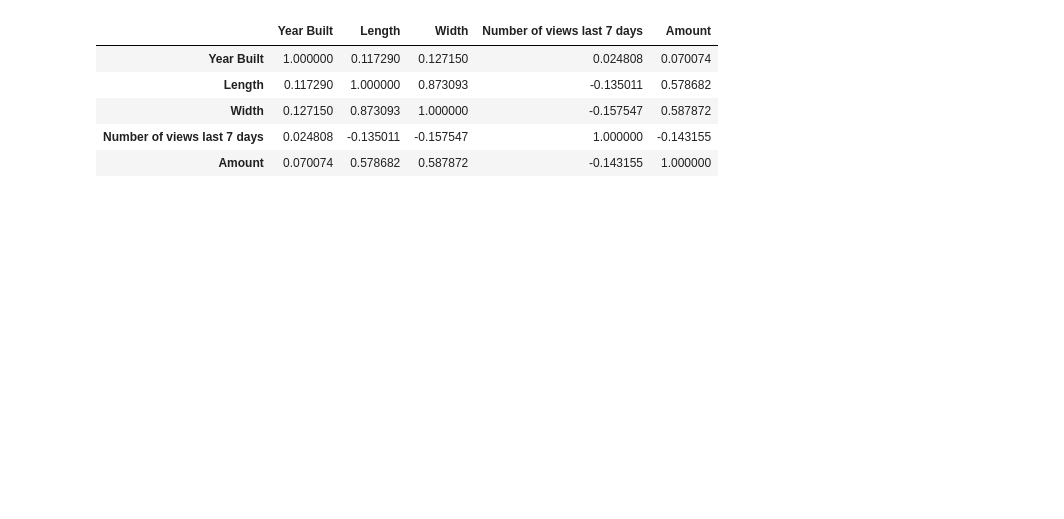
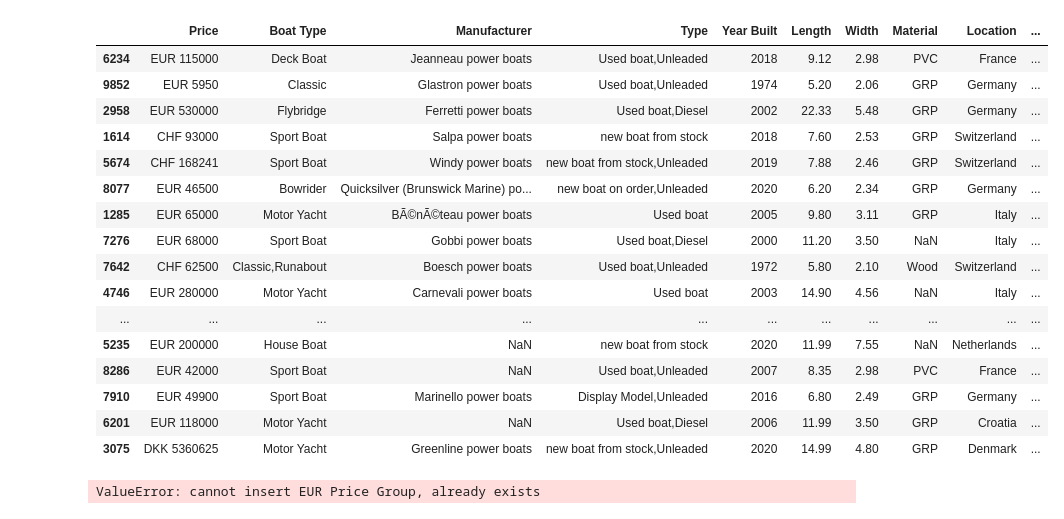
Before and after one commit to Estorko/Data-Analysis-Certification-Case-study-, a Jupyter notebook: DataCampCerf/DataCampCertf.ipynb, the cells around one changed output. Cells and saved outputs as stored; diff of their text form; code cells hidden in the pictures; blank space fills up the shorter version.

```diff
--- a/DataCampCerf/DataCampCertf.ipynb
+++ b/DataCampCerf/DataCampCertf.ipynb
@@ -7,24 +7,35 @@ df.dropna()
 # %%
 # df.corr()
 # Price conversion --> to EUR
 # 1 CHF (Schweize Franken) = 1,02 EUR
 # 1 Â£ = 1.15 EUR
 # 1 DKK (Dänische Krone)= 0.13 EUR
 
 # Split Currency and Amount from each other
 df['Currency']=df['Price'].str[:3]
 df['Amount']=df['Price'].str[4:10].str.strip().astype(int)
 # Convert to EUR
 cur_dict={
-    'CHF':1.02,'Â£':1.15, 'DKK':0.13,'EUR':1
+    'CHF':1.02,'Â£ ':1.15, 'DKK':0.13,'EUR':1
 }
 df.replace({'Currency':cur_dict},inplace=True)
 df['Price_EUR']=df['Currency']*df['Amount']
-df.head()
+df.sample(20)
 # %% [output]
-|  | Year Built | Length | Width | Number of views last 7 days | Amount |
-| Year Built | 1.000000 | 0.117290 | 0.127150 | 0.024808 | 0.070074 |
-| Length | 0.117290 | 1.000000 | 0.873093 | -0.135011 | 0.578682 |
-| Width | 0.127150 | 0.873093 | 1.000000 | -0.157547 | 0.587872 |
-| Number of views last 7 days | 0.024808 | -0.135011 | -0.157547 | 1.000000 | -0.143155 |
-| Amount | 0.070074 | 0.578682 | 0.587872 | -0.143155 | 1.000000 |
+|  | Price | Boat Type | Manufacturer | Type | Year Built | Length | Width | Material | Location | ... |
+| 6234 | EUR 115000 | Deck Boat | Jeanneau power boats | Used boat,Unleaded | 2018 | 9.12 | 2.98 | PVC | France | ... |
+| 9852 | EUR 5950 | Classic | Glastron power boats | Used boat,Unleaded | 1974 | 5.20 | 2.06 | GRP | Germany | ... |
+| 2958 | EUR 530000 | Flybridge | Ferretti power boats | Used boat,Diesel | 2002 | 22.33 | 5.48 | GRP | Germany | ... |
+| 1614 | CHF 93000 | Sport Boat | Salpa power boats | new boat from stock | 2018 | 7.60 | 2.53 | GRP | Switzerland | ... |
+| 5674 | CHF 168241 | Sport Boat | Windy power boats | new boat from stock,Unleaded | 2019 | 7.88 | 2.46 | GRP | Switzerland | ... |
+| 8077 | EUR 46500 | Bowrider | Quicksilver (Brunswick Marine) po... | new boat on order,Unleaded | 2020 | 6.20 | 2.34 | GRP | Germany | ... |
+| 1285 | EUR 65000 | Motor Yacht | BÃ©nÃ©teau power boats | Used boat | 2005 | 9.80 | 3.11 | GRP | Italy | ... |
+| 7276 | EUR 68000 | Sport Boat | Gobbi power boats | Used boat,Diesel | 2000 | 11.20 | 3.50 | NaN | Italy | ... |
+| 7642 | CHF 62500 | Classic,Runabout | Boesch power boats | Used boat,Unleaded | 1972 | 5.80 | 2.10 | Wood | Switzerland | ... |
+| 4746 | EUR 280000 | Motor Yacht | Carnevali power boats | Used boat | 2003 | 14.90 | 4.56 | NaN | Italy | ... |
+| ... | ... | ... | ... | ... | ... | ... | ... | ... | ... | ... |
+| 5235 | EUR 200000 | House Boat | NaN | new boat from stock | 2020 | 11.99 | 7.55 | NaN | Netherlands | ... |
+| 8286 | EUR 42000 | Sport Boat | NaN | Used boat,Unleaded | 2007 | 8.35 | 2.98 | PVC | France | ... |
+| 7910 | EUR 49900 | Sport Boat | Marinello power boats | Display Model,Unleaded | 2016 | 6.80 | 2.49 | GRP | Germany | ... |
+| 6201 | EUR 118000 | Motor Yacht | NaN | Used boat,Diesel | 2006 | 11.99 | 3.50 | GRP | Croatia | ... |
+| 3075 | DKK 5360625 | Motor Yacht | Greenline power boats | new boat from stock,Unleaded | 2020 | 14.99 | 4.80 | GRP | Denmark | ... |
@@ -32,0 +42,13 @@ df.head()
+# %%
+# Categorize Prices
+df['Price_EUR'].describe()
+# 25th percentile 40,000 EUR
+# 50th percentile 87,720 EUR --> median
+# 75th percentile 199,937 EUR
+# max= 1,144,250
+# Categories= Under 45K (0-45K) / Cheap (45K-160K) / Average (160K-220K)/ Expensive(220K-500K)/ Very Expensive  (500K and above)
+price_category=pd.cut(df['Price_EUR'],bins=[0,45001,160001,220001,500001,1144250],labels=
+['Under 45K','Cheap','Average','Expensive','Very Expensive'])
+df.insert(1,'EUR Price Group',price_category)
+# %% [output]
+ValueError: cannot insert EUR Price Group, already exists
```
Also changed, not shown: parts of 2 cells of this notebook.
